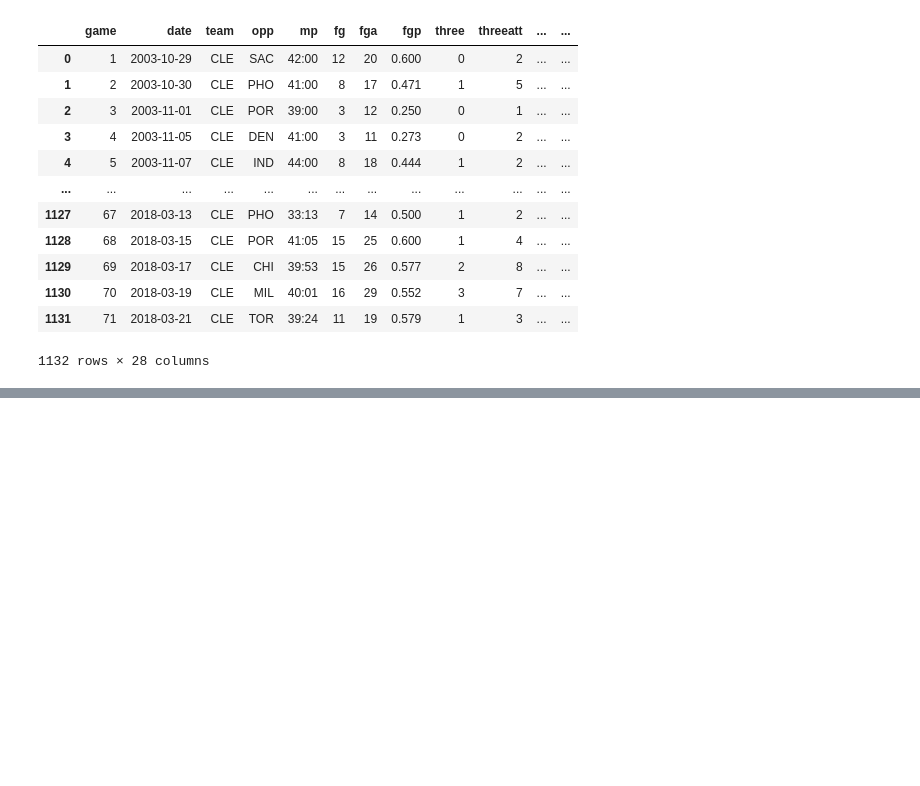
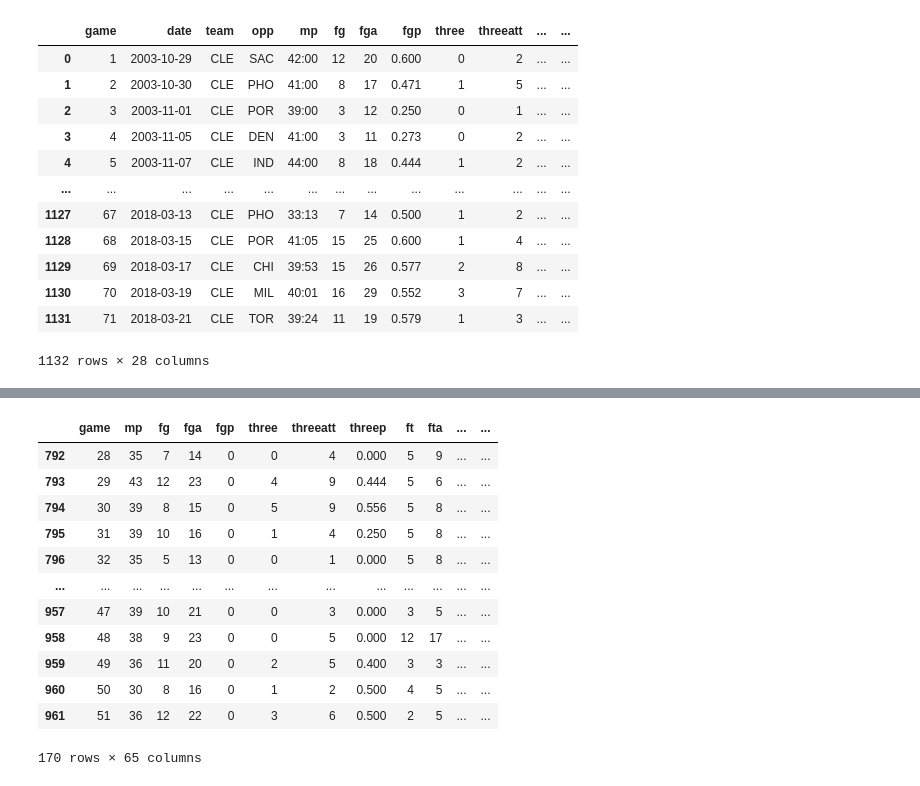
Before and after one commit to ArwinR/w207-final-project, a Jupyter notebook: Final_Report_207.ipynb, the cells around one changed output, grey strips where cells are left out. Cells and saved outputs as stored; diff of their text form; code cells hidden in the pictures; blank space fills up the shorter version.

```diff
--- a/EDA_for_Lebron_James.ipynb
+++ b/Final_Report_207.ipynb
@@ -308,0 +502,17 @@ lbj_df
+# %%
+## Check it worked
+val_df
+# %% [output]
+|  | game | mp | fg | fga | fgp | three | threeatt | threep | ft | fta | ... | ... |
+| 792 | 28 | 35 | 7 | 14 | 0 | 0 | 4 | 0.000 | 5 | 9 | ... | ... |
+| 793 | 29 | 43 | 12 | 23 | 0 | 4 | 9 | 0.444 | 5 | 6 | ... | ... |
+| 794 | 30 | 39 | 8 | 15 | 0 | 5 | 9 | 0.556 | 5 | 8 | ... | ... |
+| 795 | 31 | 39 | 10 | 16 | 0 | 1 | 4 | 0.250 | 5 | 8 | ... | ... |
+| 796 | 32 | 35 | 5 | 13 | 0 | 0 | 1 | 0.000 | 5 | 8 | ... | ... |
+| ... | ... | ... | ... | ... | ... | ... | ... | ... | ... | ... | ... | ... |
+| 957 | 47 | 39 | 10 | 21 | 0 | 0 | 3 | 0.000 | 3 | 5 | ... | ... |
+| 958 | 48 | 38 | 9 | 23 | 0 | 0 | 5 | 0.000 | 12 | 17 | ... | ... |
+| 959 | 49 | 36 | 11 | 20 | 0 | 2 | 5 | 0.400 | 3 | 3 | ... | ... |
+| 960 | 50 | 30 | 8 | 16 | 0 | 1 | 2 | 0.500 | 4 | 5 | ... | ... |
+| 961 | 51 | 36 | 12 | 22 | 0 | 3 | 6 | 0.500 | 2 | 5 | ... | ... |
+170 rows × 65 columns
```
Also changed, not shown: parts of 34 cells of this notebook.
